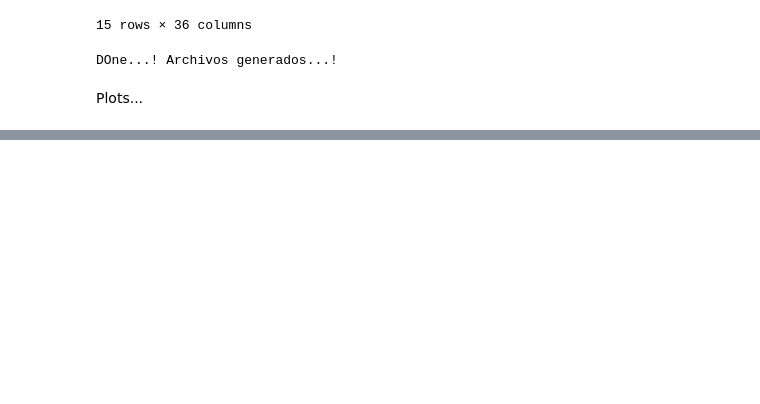
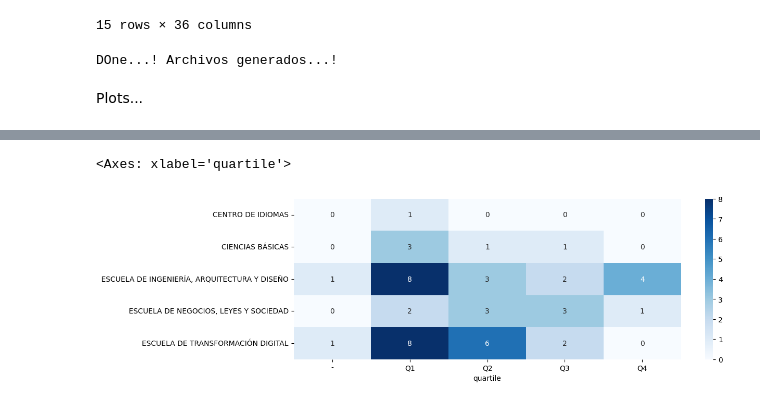
Before and after one commit to sierraporta/Scopus-Metrics-UTB, a Jupyter notebook: Script_Scopus_Investigaciones2.ipynb, the cells around one changed output, grey strips where cells are left out. Saved outputs shown, nothing was run; the diff lists cells and outputs as text; code cells hidden in the pictures; blank space fills up the shorter version.

```diff
--- a/Script_Scopus_Investigaciones2.ipynb
+++ b/Script_Scopus_Investigaciones2.ipynb
@@ -385,0 +357,5 @@ data2[(data2["ESCUELA"]=="ESCUELA DE TRANSFORMACIÓN DIGITAL")&(data2["year"]==2
+# %%
+summ2=pd.crosstab(data2[data2["year"]==2025].drop_duplicates(subset="publication")[["quartile","ESCUELA"]].reset_index()["ESCUELA"],
+                       data2[data2["year"]==2025].drop_duplicates(subset="publication")[["quartile","ESCUELA"]].reset_index()["quartile"])
+# %%
+summ2.index.name=""
@@ -385,0 +372,8 @@ data2[(data2["ESCUELA"]=="ESCUELA DE TRANSFORMACIÓN DIGITAL")&(data2["year"]==2
+# %%
+import seaborn as sns
+plt.figure(figsize=(12,4))
+sns.heatmap(summ2,cmap="Blues",annot=True)
+plt.tight_layout()
+# %% [output]
+<Axes: xlabel='quartile'>
+[figure, added]
```
Also changed, not shown: parts of 7 cells of this notebook, 5 other files.
